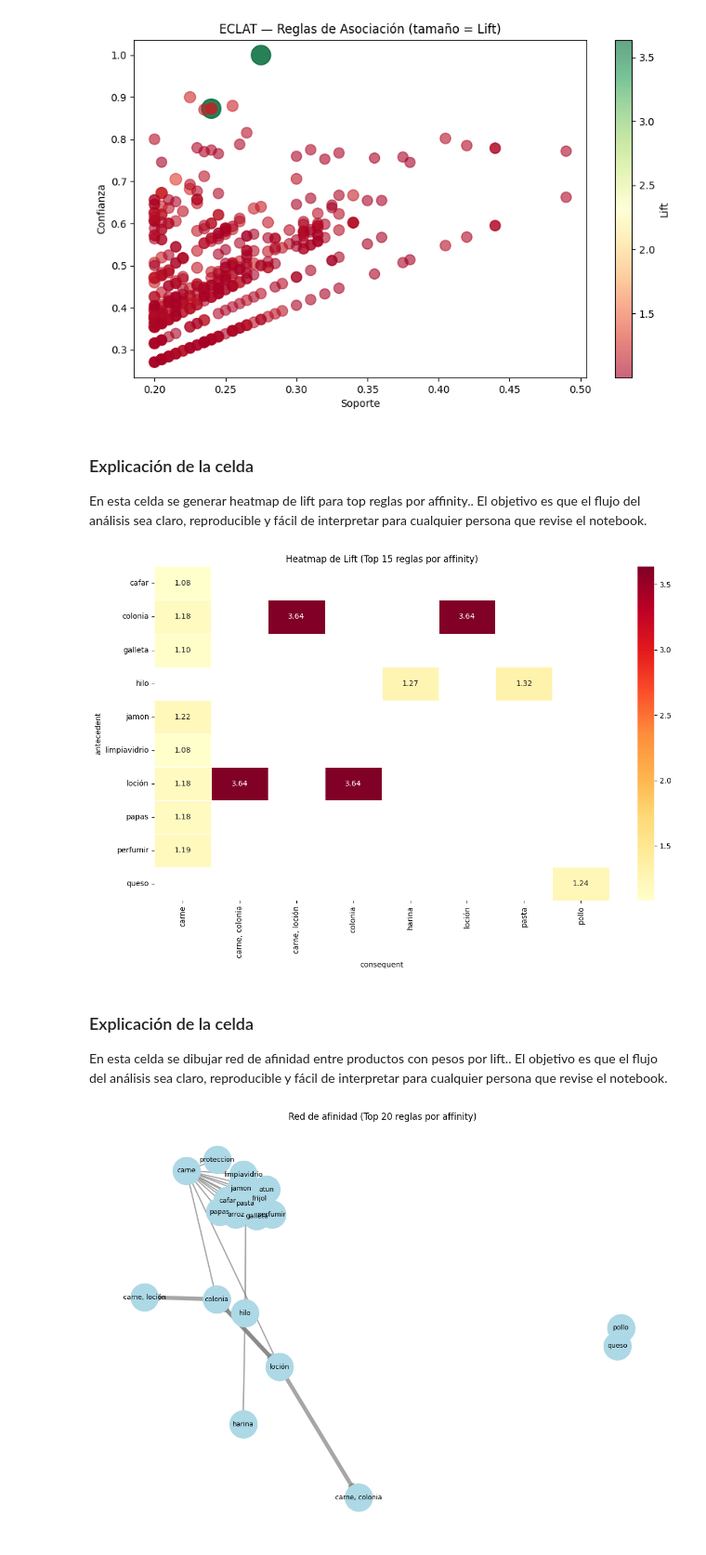
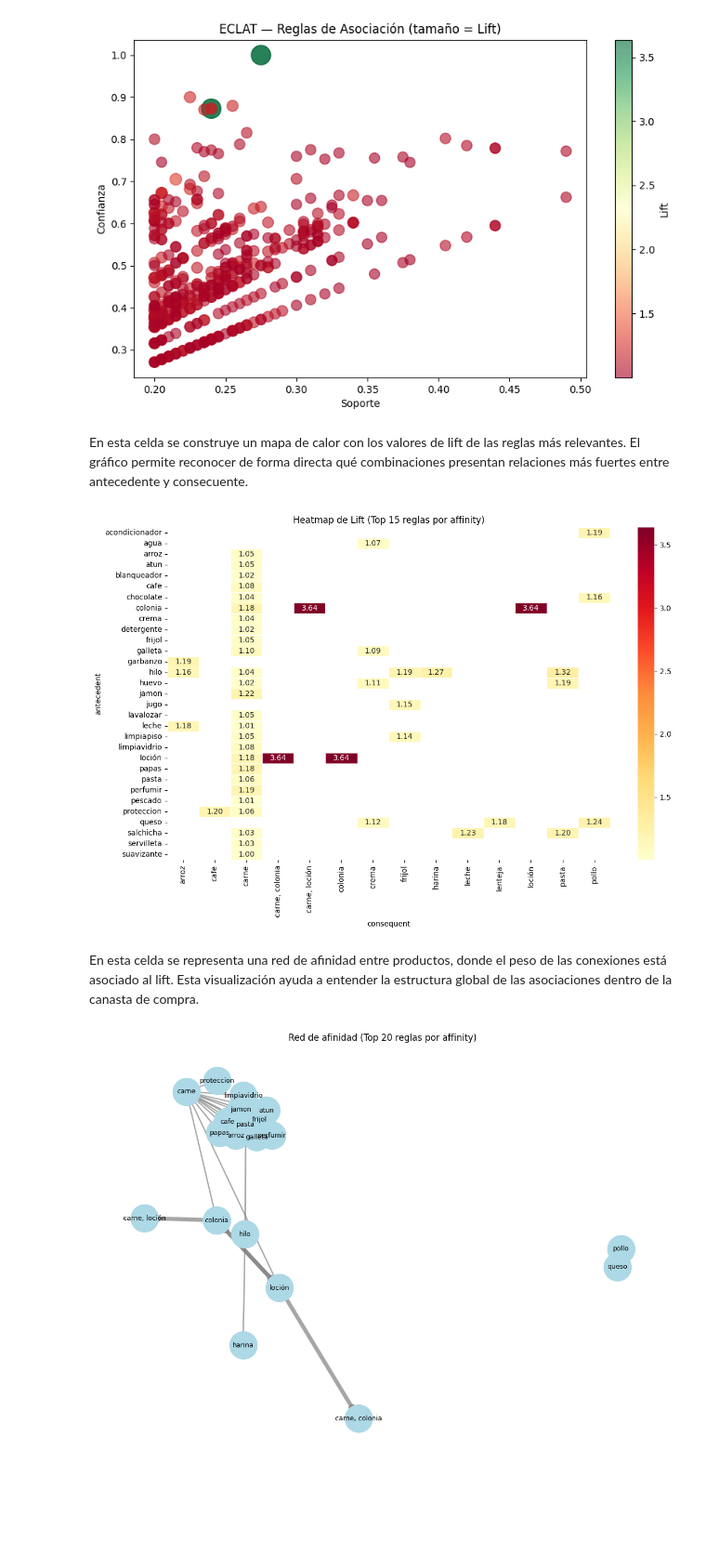
Before and after one commit to 5arSanti/data-mining-eclat, a Jupyter notebook: eclat_habitos_compra.ipynb, the cells around one changed output. Shown at 93% size. Cells and saved outputs as stored; diff of their text form; code cells hidden in the pictures; blank space fills up the shorter version.

```diff
--- a/eclat_habitos_compra.ipynb
+++ b/eclat_habitos_compra.ipynb
@@ -717,28 +696,24 @@ else:
 # %% [output]
 [figure]
 # %% [markdown]
-### Explicación de la celda
-
-En esta celda se generar heatmap de lift para top reglas por affinity.. El objetivo es que el flujo del análisis sea claro, reproducible y fácil de interpretar para cualquier persona que revise el notebook.
+En esta celda se construye un mapa de calor con los valores de lift de las reglas más relevantes. El gráfico permite reconocer de forma directa qué combinaciones presentan relaciones más fuertes entre antecedente y consecuente.
 # %%
 # Propósito: generar heatmap de lift para top reglas por affinity.
 if not rules_df.empty:
-    top_heat = rules_df.head(15)
+    top_heat = rules_df.head(50)
     heat_df = top_heat.pivot_table(index='antecedent', columns='consequent', values='lift', aggfunc='mean')
 
     plt.figure(figsize=(12, 8))
     sns.heatmap(heat_df, annot=True, fmt='.2f', cmap='YlOrRd', linewidths=0.5)
     plt.title('Heatmap de Lift (Top 15 reglas por affinity)')
     plt.tight_layout()
     plt.show()
 else:
     print('No hay reglas para visualizar en heatmap.')
 # %% [output]
-[figure, old version]
+[figure, new version]
 # %% [markdown]
-### Explicación de la celda
-
-En esta celda se dibujar red de afinidad entre productos con pesos por lift.. El objetivo es que el flujo del análisis sea claro, reproducible y fácil de interpretar para cualquier persona que revise el notebook.
+En esta celda se representa una red de afinidad entre productos, donde el peso de las conexiones está asociado al lift. Esta visualización ayuda a entender la estructura global de las asociaciones dentro de la canasta de compra.
 # %%
 # Propósito: dibujar red de afinidad entre productos con pesos por lift.
 if not rules_df.empty:
```
Also changed, not shown: parts of 21 cells of this notebook.
